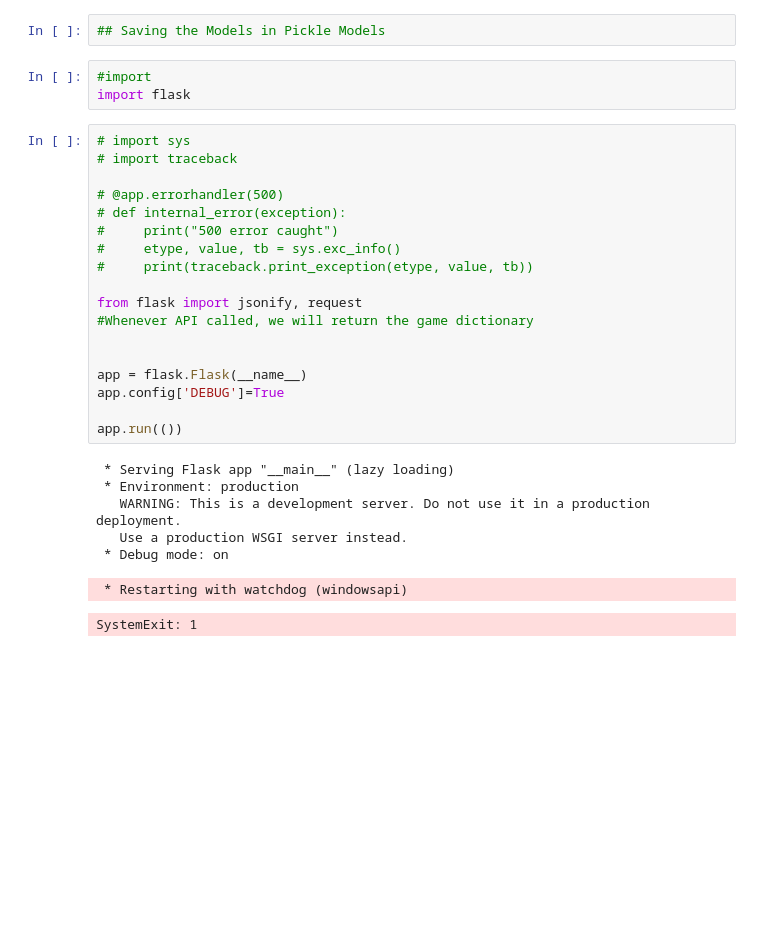
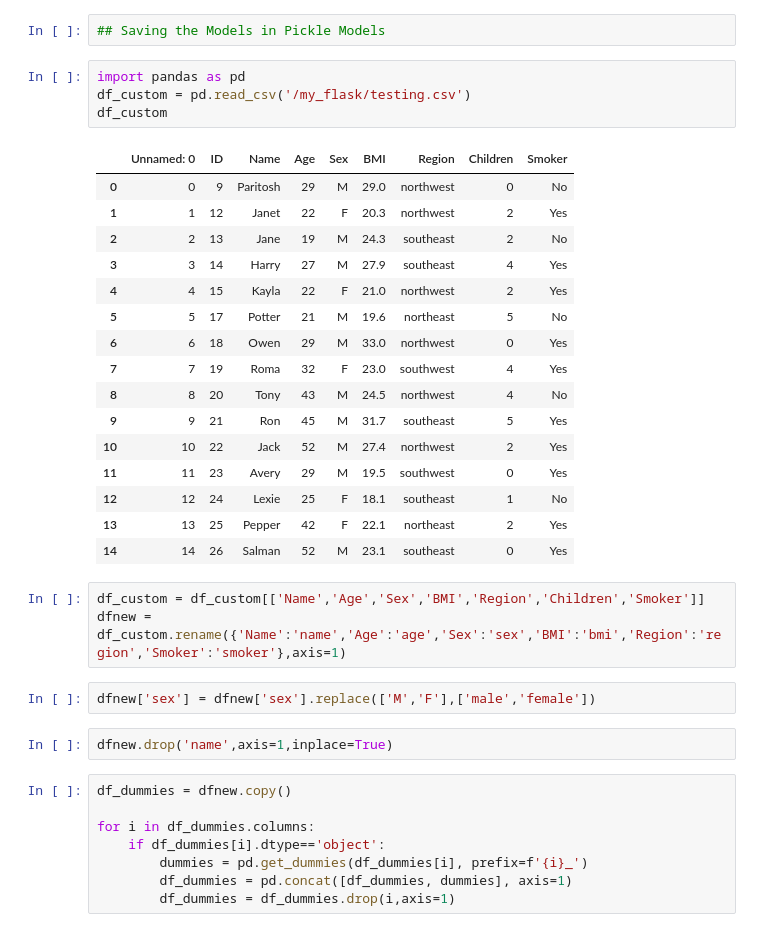
Before and after one commit to ParitoshPalSingh/Medical_Cost_Prediction_Project, a Jupyter notebook: Medical Cost Prediction PolynomialRegression.ipynb, the cells around one changed output. Drawn from its saved outputs; the diff is of its cells as text; blank space fills up the shorter version.

```diff
--- a/Medical Cost Prediction PolynomialRegression.ipynb
+++ b/Medical Cost Prediction PolynomialRegression.ipynb
@@ -515,31 +515,38 @@ df_result.sort_values(by='R2',ascending=False)
 # %%
 ## Saving the Models in Pickle Models
+# %%
+import pandas as pd
+df_custom = pd.read_csv('/my_flask/testing.csv')
+df_custom
+# %% [output]
+|  | Unnamed: 0 | ID | Name | Age | Sex | BMI | Region | Children | Smoker |
+| 0 | 0 | 9 | Paritosh | 29 | M | 29.0 | northwest | 0 | No |
+| 1 | 1 | 12 | Janet | 22 | F | 20.3 | northwest | 2 | Yes |
+| 2 | 2 | 13 | Jane | 19 | M | 24.3 | southeast | 2 | No |
+| 3 | 3 | 14 | Harry | 27 | M | 27.9 | southeast | 4 | Yes |
+| 4 | 4 | 15 | Kayla | 22 | F | 21.0 | northwest | 2 | Yes |
+| 5 | 5 | 17 | Potter | 21 | M | 19.6 | northeast | 5 | No |
+| 6 | 6 | 18 | Owen | 29 | M | 33.0 | northwest | 0 | Yes |
+| 7 | 7 | 19 | Roma | 32 | F | 23.0 | southwest | 4 | Yes |
+| 8 | 8 | 20 | Tony | 43 | M | 24.5 | northwest | 4 | No |
+| 9 | 9 | 21 | Ron | 45 | M | 31.7 | southeast | 5 | Yes |
+| 10 | 10 | 22 | Jack | 52 | M | 27.4 | northwest | 2 | Yes |
+| 11 | 11 | 23 | Avery | 29 | M | 19.5 | southwest | 0 | Yes |
+| 12 | 12 | 24 | Lexie | 25 | F | 18.1 | southeast | 1 | No |
+| 13 | 13 | 25 | Pepper | 42 | F | 22.1 | northeast | 2 | Yes |
+| 14 | 14 | 26 | Salman | 52 | M | 23.1 | southeast | 0 | Yes |
 # %%
-#import
-import flask
+df_custom = df_custom[['Name','Age','Sex','BMI','Region','Children','Smoker']]
+dfnew = df_custom.rename({'Name':'name','Age':'age','Sex':'sex','BMI':'bmi','Region':'region','Smoker':'smoker'},axis=1)
+# %%
+dfnew['sex'] = dfnew['sex'].replace(['M','F'],['male','female'])
+# %%
+dfnew.drop('name',axis=1,inplace=True)
 # %%
-# import sys
-# import traceback
+df_dummies = dfnew.copy()
 
-# @app.errorhandler(500)
-# def internal_error(exception):
-#     print("500 error caught")
-#     etype, value, tb = sys.exc_info()
-#     print(traceback.print_exception(etype, value, tb))
-
-from flask import jsonify, request
-#Whenever API called, we will return the game dictionary
-
-
-app = flask.Flask(__name__)
-app.config['DEBUG']=True
-
-app.run(())
+for i in df_dummies.columns:
+    if df_dummies[i].dtype=='object':
+        dummies = pd.get_dummies(df_dummies[i], prefix=f'{i}_')
+        df_dummies = pd.concat([df_dummies, dummies], axis=1)
+        df_dummies = df_dummies.drop(i,axis=1)
-# %% [output]
- * Serving Flask app "__main__" (lazy loading)
- * Environment: production
-   WARNING: This is a development server. Do not use it in a production deployment.
-   Use a production WSGI server instead.
- * Debug mode: on
- * Restarting with watchdog (windowsapi)
-SystemExit: 1
```
Also changed, not shown: parts of 12 cells of this notebook, 5 other files.
